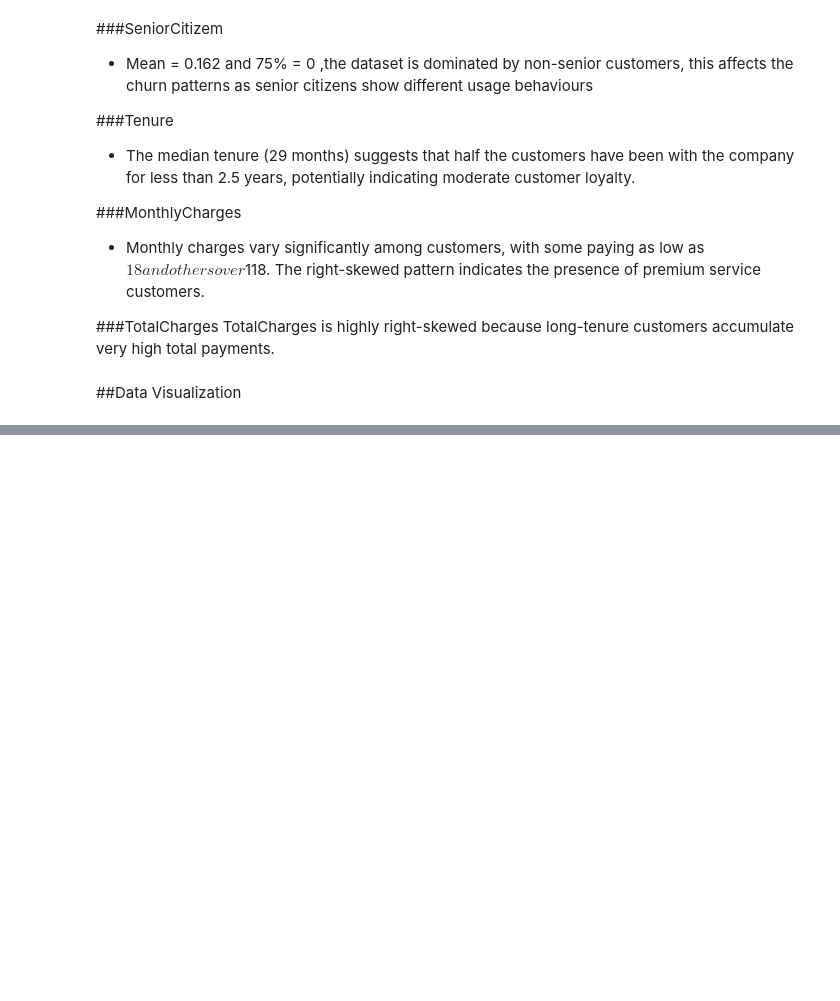
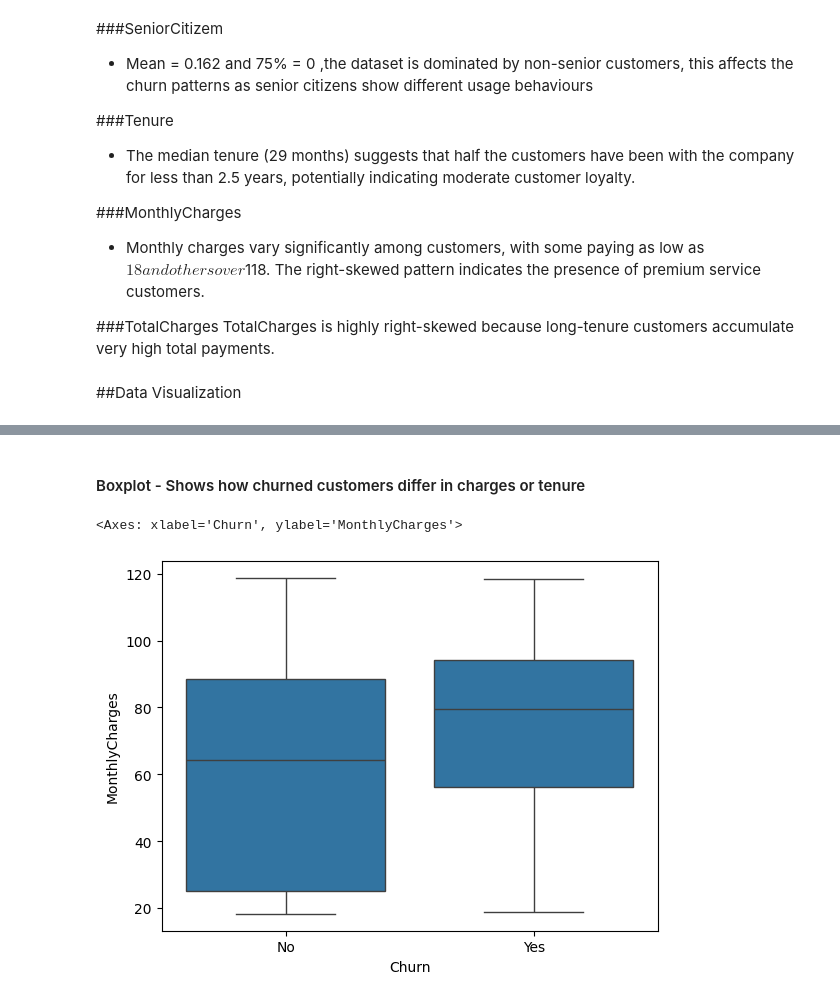
Before and after one commit to yumna-prog/Customer-Churn-Prediction, a Jupyter notebook: CustomerChurnPreduiction.ipynb, the cells around one changed output, grey strips where cells are left out. Saved outputs shown, nothing was run; the diff lists cells and outputs as text; code cells hidden in the pictures; blank space fills up the shorter version.

```diff
--- a/CustomerChurnPreduiction.ipynb
+++ b/CustomerChurnPreduiction.ipynb
@@ -407,0 +438,7 @@ sns.
+# %% [markdown]
+#### Boxplot - Shows how churned customers differ in charges or tenure
+# %%
+sns.boxplot(data=Telecommuniction_df, x='Churn', y='MonthlyCharges')
+# %% [output]
+<Axes: xlabel='Churn', ylabel='MonthlyCharges'>
+[figure, added]
```
Also changed, not shown: parts of 21 cells of this notebook.
